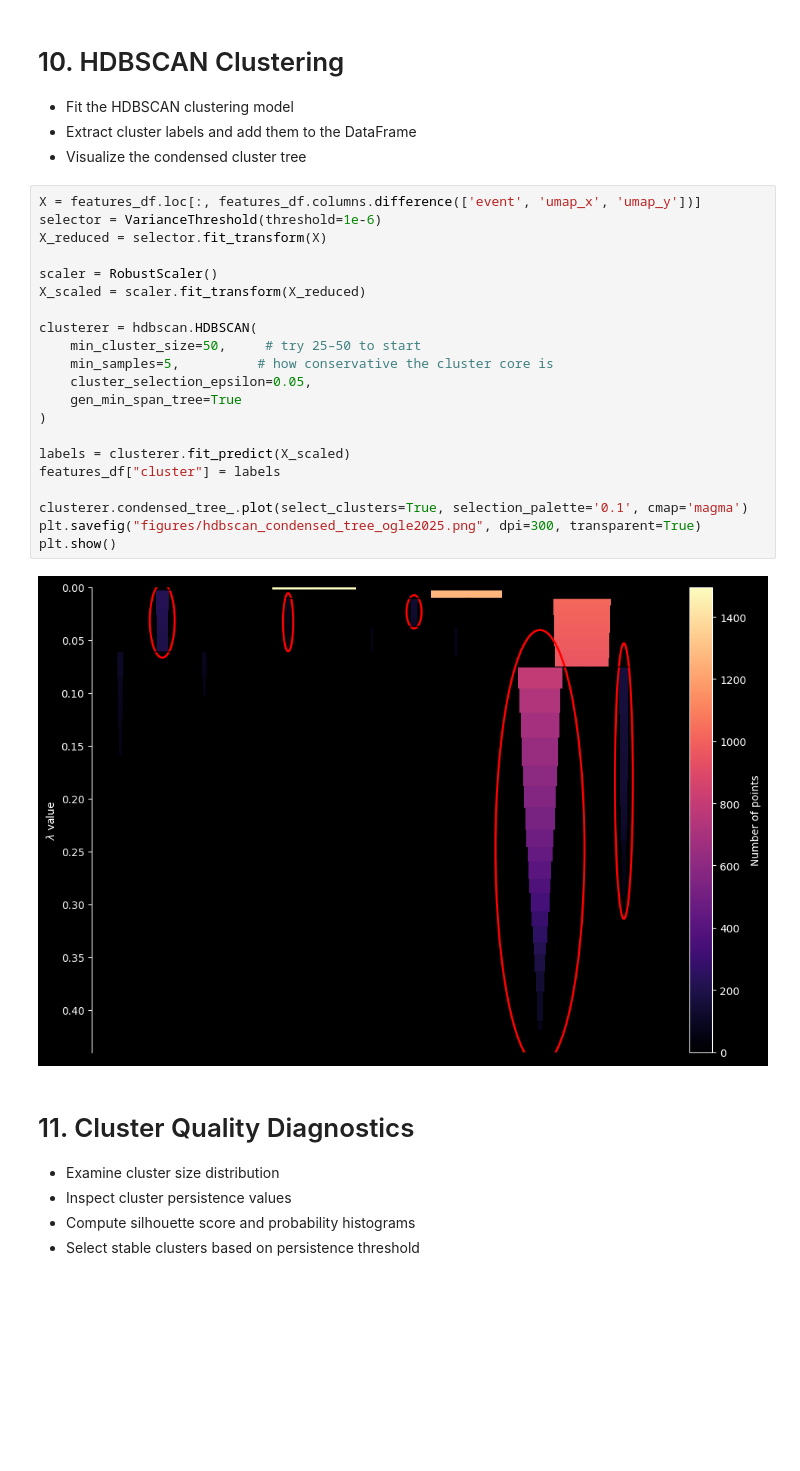
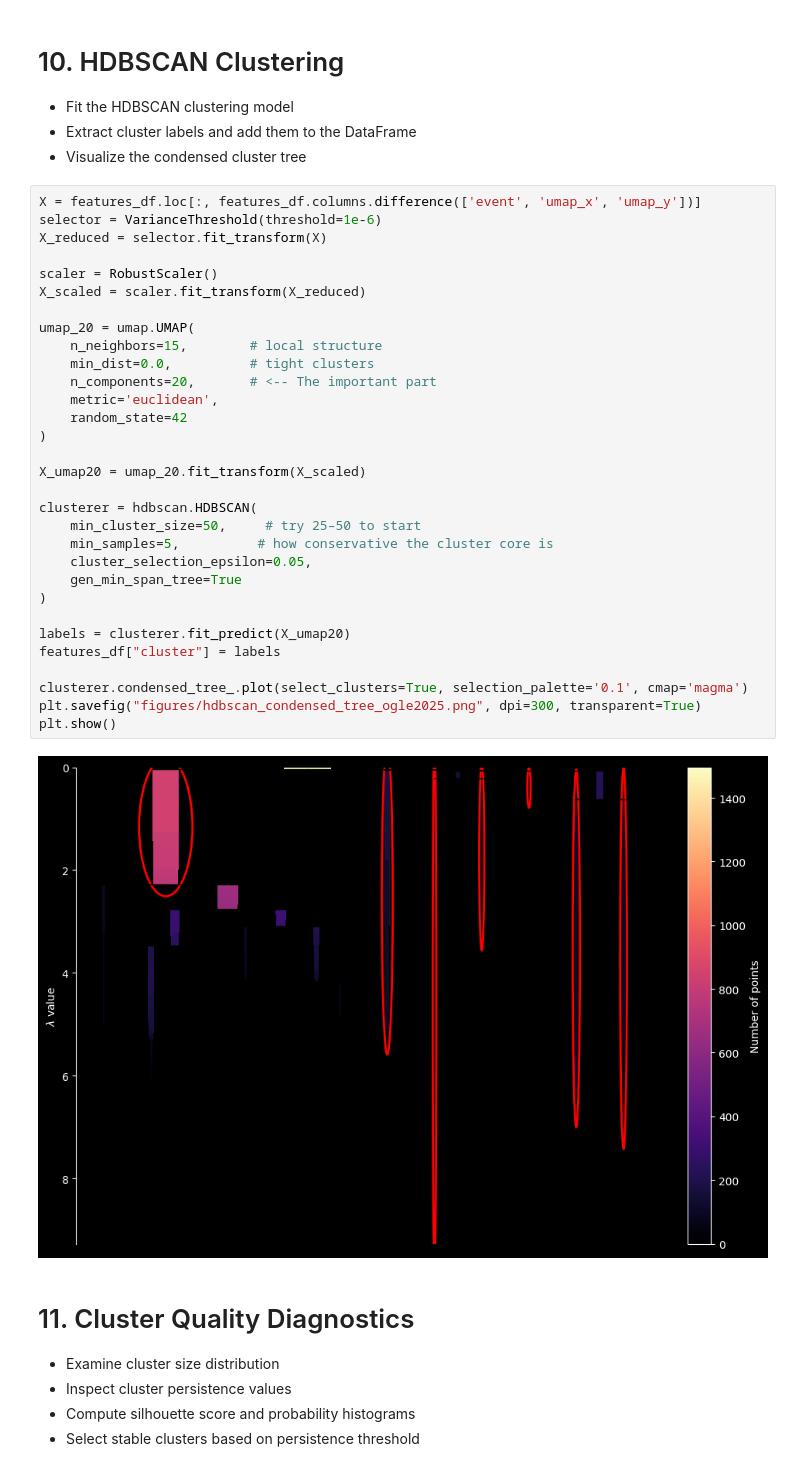
Before and after one commit to abheekda1/ogle-microlensing-automation, a Jupyter notebook: notebooks/02_umap_and_clustering.ipynb, the cells around one changed output. Saved outputs shown, nothing was run; the diff lists cells and outputs as text; blank space fills up the shorter version.

Commit message:
feat: reduce dimensions before clustering and fix cluster plot

```diff
--- a/notebooks/02_umap_and_clustering.ipynb
+++ b/notebooks/02_umap_and_clustering.ipynb
@@ -102,26 +105,36 @@ for col in ["flux_skew", "fwhm_time", "duration"]:
 # %%
 X = features_df.loc[:, features_df.columns.difference(['event', 'umap_x', 'umap_y'])]
 selector = VarianceThreshold(threshold=1e-6)
 X_reduced = selector.fit_transform(X)
 
 scaler = RobustScaler()
 X_scaled = scaler.fit_transform(X_reduced)
 
+umap_20 = umap.UMAP(
+    n_neighbors=15,        # local structure
+    min_dist=0.0,          # tight clusters
+    n_components=20,       # <-- The important part
+    metric='euclidean',
+    random_state=42
+)
+
+X_umap20 = umap_20.fit_transform(X_scaled)
+
 clusterer = hdbscan.HDBSCAN(
     min_cluster_size=50,     # try 25–50 to start
     min_samples=5,          # how conservative the cluster core is
     cluster_selection_epsilon=0.05,
     gen_min_span_tree=True
 )
 
-labels = clusterer.fit_predict(X_scaled)
+labels = clusterer.fit_predict(X_umap20)
 features_df["cluster"] = labels
 
 clusterer.condensed_tree_.plot(select_clusters=True, selection_palette='0.1', cmap='magma')
 plt.savefig("figures/hdbscan_condensed_tree_ogle2025.png", dpi=300, transparent=True)
 plt.show()
 # %% [output]
-[figure, old version]
+[figure, new version]
 # %% [markdown]
 # 11. Cluster Quality Diagnostics
 - Examine cluster size distribution
```
Also changed, not shown: parts of 7 cells of this notebook, 6 other files.
